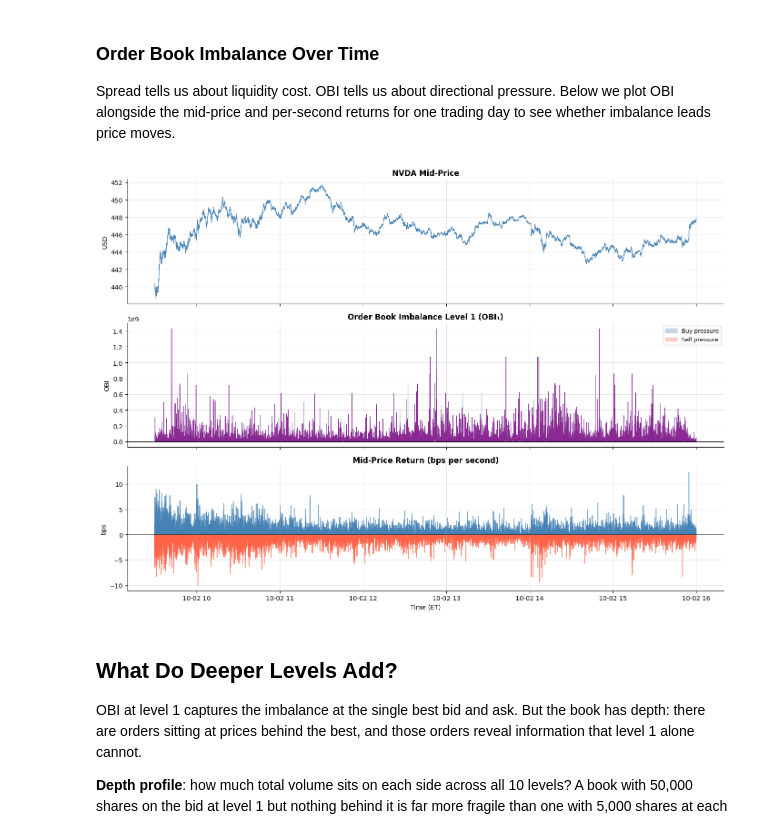
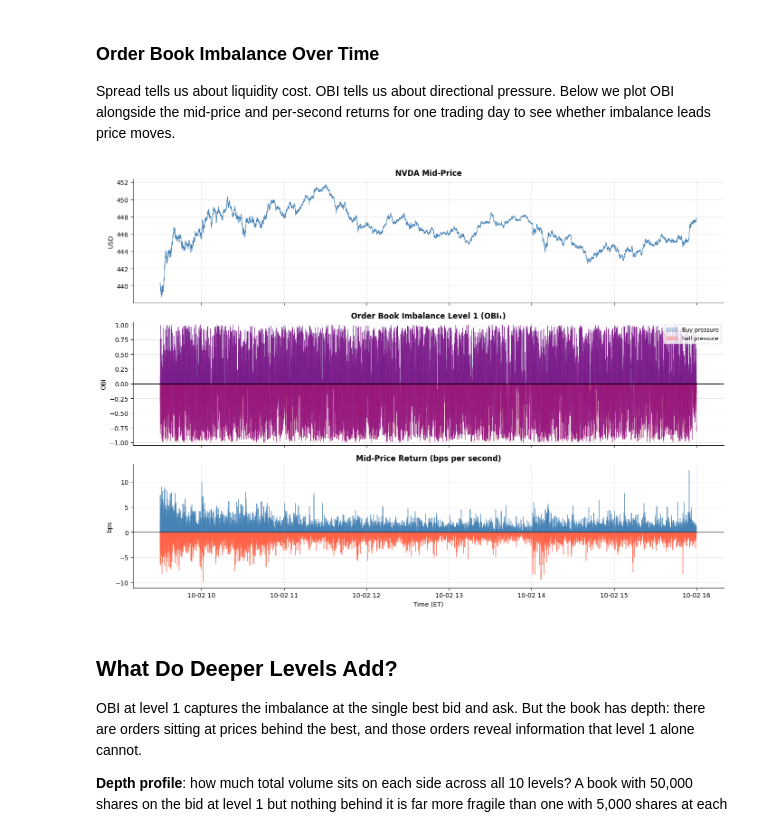
Before and after one commit to harrodyuan/DS4FE, a Jupyter notebook: DS4FE_Part4a_LOB_Data_Demo.ipynb, the cells around one changed output. Drawn from its saved outputs; the diff is of its cells as text; code cells hidden in the pictures.

```diff
--- a/DS4FE_Part4a_LOB_Data_Demo.ipynb
+++ b/DS4FE_Part4a_LOB_Data_Demo.ipynb
@@ -293,37 +298,42 @@ Spread tells us about liquidity cost. OBI tells us about directional pressure. B
 # %%
 # OBI over time for NVDA — one trading day
 day1 = nvda.loc['2023-10-02'].between_time('09:30','16:00').copy()
-day1['obi_1'] = (day1['bid_sz_00'] - day1['ask_sz_00']) / (day1['bid_sz_00'] + day1['ask_sz_00'] + 1e-10)
+# Cast to float first: bid_sz_00/ask_sz_00 are uint32, and uint32 subtraction
+# wraps around when ask > bid, producing huge positive numbers instead of negatives.
+b = day1['bid_sz_00'].astype(float)
+a = day1['ask_sz_00'].astype(float)
+day1['obi_1'] = (b - a) / (b + a + 1e-10)
 day1['mid']   = (day1['bid_px_00'] + day1['ask_px_00']) / 2
 
 # Resample to 1s
-obi_1s = day1['obi_1'].resample('1s').mean().dropna()
-mid_1s = day1['mid'].resample('1s').last().dropna()
+obi_1s     = day1['obi_1'].resample('1s').mean().dropna()
+mid_1s     = day1['mid'].resample('1s').last().dropna()
 mid_ret_1s = mid_1s.pct_change().dropna()
 
 fig, axes = plt.subplots(3, 1, figsize=(14, 10), sharex=True)
 axes[0].plot(mid_1s.index, mid_1s, color='steelblue', linewidth=0.8)
 axes[0].set_title('NVDA Mid-Price', fontweight='bold')
 axes[0].set_ylabel('USD')
 
 axes[1].plot(obi_1s.index, obi_1s, color='purple', linewidth=0.6, alpha=0.8)
 axes[1].axhline(0, color='black', linewidth=0.7)
 axes[1].fill_between(obi_1s.index, obi_1s, 0, where=obi_1s>0, color='steelblue', alpha=0.3, label='Buy pressure')
 axes[1].fill_between(obi_1s.index, obi_1s, 0, where=obi_1s<0, color='tomato',    alpha=0.3, label='Sell pressure')
 axes[1].set_title('Order Book Imbalance Level 1 (OBI₁)', fontweight='bold')
 axes[1].set_ylabel('OBI')
+axes[1].set_ylim(-1.05, 1.05)
 axes[1].legend(fontsize=9)
 
 axes[2].bar(mid_ret_1s.index, mid_ret_1s * 10000, color=[
     'steelblue' if v >= 0 else 'tomato' for v in mid_ret_1s], width=0.0005, alpha=0.7)
 axes[2].axhline(0, color='black', linewidth=0.5)
 axes[2].set_title('Mid-Price Return (bps per second)', fontweight='bold')
 axes[2].set_ylabel('bps')
 axes[2].set_xlabel('Time (ET)')
 plt.tight_layout()
 plt.show()
 # %% [output]
-[figure, old version]
+[figure, new version]
 # %% [markdown]
 ## What Do Deeper Levels Add?
 
```
Also changed, not shown: parts of 5 cells of this notebook, 14 other files.
